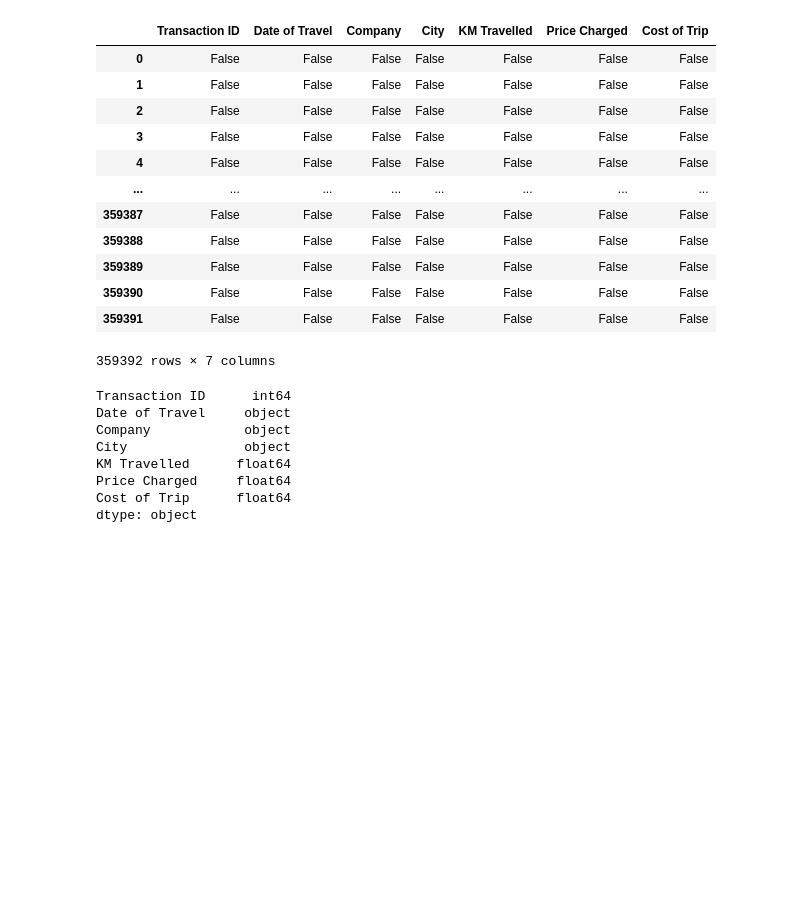
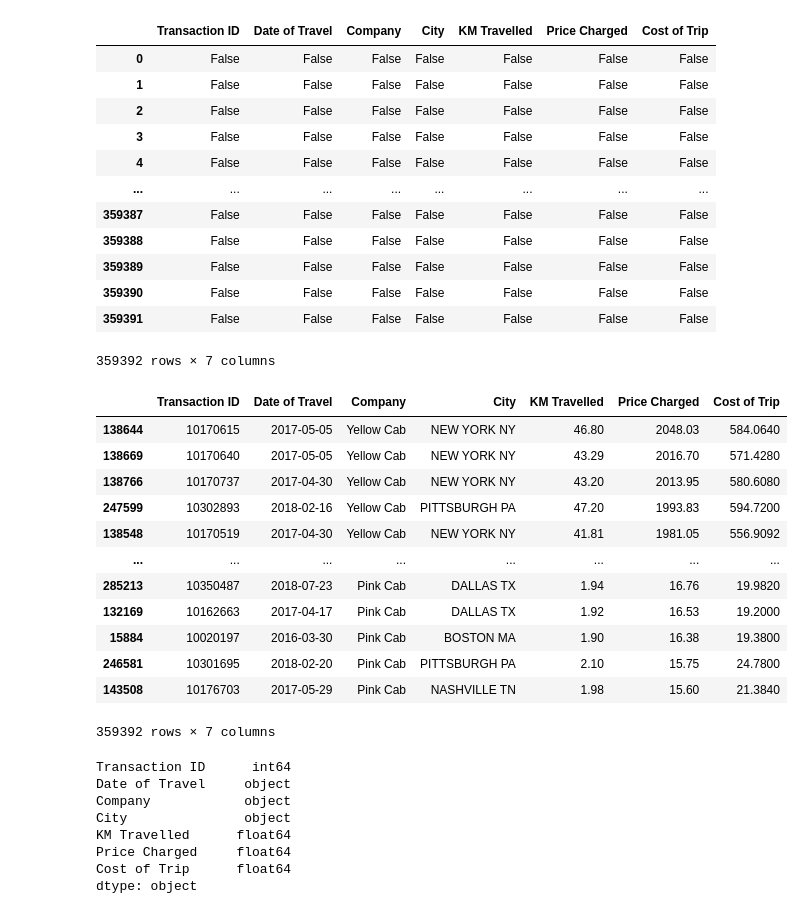
Before and after one commit to Shaazzy/Data_Glacier_Virtual_Internship, a Jupyter notebook: G2M_insight_for_Cab_Investment firm.ipynb, the cells around one changed output. Cells and saved outputs as stored; diff of their text form; code cells hidden in the pictures; blank space fills up the shorter version.

```diff
--- a/G2M_insight_for_Cab_Investment firm.ipynb
+++ b/G2M_insight_for_Cab_Investment firm.ipynb
@@ -72,6 +72,22 @@ cab_df.isnull()
 | 359390 | False | False | False | False | False | False | False |
 | 359391 | False | False | False | False | False | False | False |
 359392 rows × 7 columns
+# %%
+cab_df.sort_values(by=['Price Charged'], ascending=False)
+# %% [output]
+|  | Transaction ID | Date of Travel | Company | City | KM Travelled | Price Charged | Cost of Trip |
+| 138644 | 10170615 | 2017-05-05 | Yellow Cab | NEW YORK NY | 46.80 | 2048.03 | 584.0640 |
+| 138669 | 10170640 | 2017-05-05 | Yellow Cab | NEW YORK NY | 43.29 | 2016.70 | 571.4280 |
+| 138766 | 10170737 | 2017-04-30 | Yellow Cab | NEW YORK NY | 43.20 | 2013.95 | 580.6080 |
+| 247599 | 10302893 | 2018-02-16 | Yellow Cab | PITTSBURGH PA | 47.20 | 1993.83 | 594.7200 |
+| 138548 | 10170519 | 2017-04-30 | Yellow Cab | NEW YORK NY | 41.81 | 1981.05 | 556.9092 |
+| ... | ... | ... | ... | ... | ... | ... | ... |
+| 285213 | 10350487 | 2018-07-23 | Pink Cab | DALLAS TX | 1.94 | 16.76 | 19.9820 |
+| 132169 | 10162663 | 2017-04-17 | Pink Cab | DALLAS TX | 1.92 | 16.53 | 19.2000 |
+| 15884 | 10020197 | 2016-03-30 | Pink Cab | BOSTON MA | 1.90 | 16.38 | 19.3800 |
+| 246581 | 10301695 | 2018-02-20 | Pink Cab | PITTSBURGH PA | 2.10 | 15.75 | 24.7800 |
+| 143508 | 10176703 | 2017-05-29 | Pink Cab | NASHVILLE TN | 1.98 | 15.60 | 21.3840 |
+359392 rows × 7 columns
 # %%
 cab_df.dtypes
 # %% [output]
```
Also changed, not shown: parts of 57 cells of this notebook.
